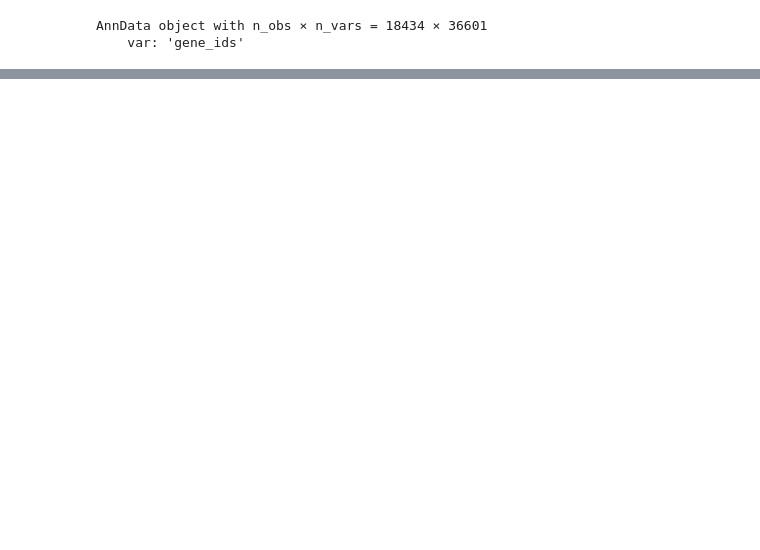
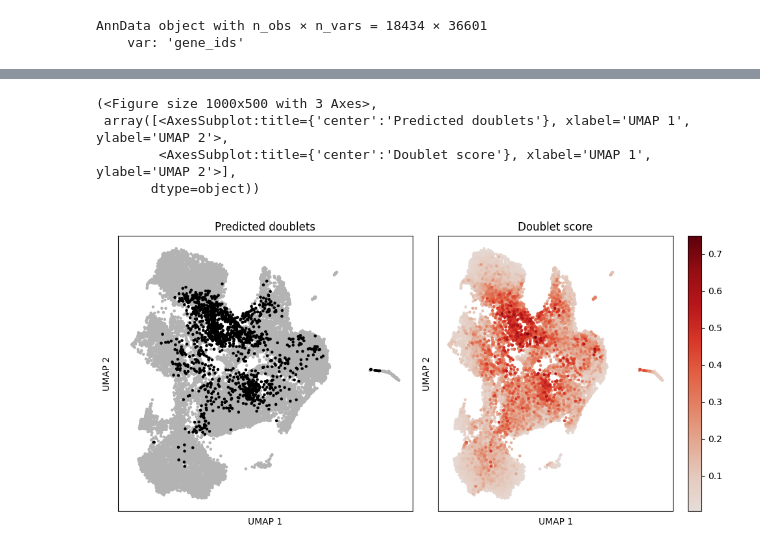
Before and after one commit to gutierrez-arcelus-lab/bcellactivation, a Jupyter notebook: citeseq/demultiplexing/scrublet/scrublet.ipynb, the cells around one changed output, grey strips where cells are left out. Saved outputs shown, nothing was run; the diff lists cells and outputs as text; code cells hidden in the pictures; blank space fills up the shorter version.

Commit message:
update scrublet analysis

```diff
--- a/citeseq/demultiplexing/scrublet/scrublet.ipynb
+++ b/citeseq/demultiplexing/scrublet/scrublet.ipynb
@@ -60,9 +60,15 @@ scrub1984.plot_embedding('t-SNE', order_points='True', fig_size=(10, 5))
 # %%
 # UMAP
 # %%
-#scrub1984.set_embedding('UMAP', scr.get_umap(scrub1984.manifold_obs_, n_neighbors = 10, min_dist=0.3))
+scrub1984.set_embedding('UMAP', scr.get_umap(scrub1984.manifold_obs_, n_neighbors = 10, min_dist=0.3))
 # %%
-#scrub1984.plot_embedding('UMAP', order_points='True', fig_size=(10, 5))
+scrub1984.plot_embedding('UMAP', order_points='True', fig_size=(10, 5))
+# %% [output]
+(<Figure size 1000x500 with 3 Axes>,
+ array([<AxesSubplot:title={'center':'Predicted doublets'}, xlabel='UMAP 1', ylabel='UMAP 2'>,
+        <AxesSubplot:title={'center':'Doublet score'}, xlabel='UMAP 1', ylabel='UMAP 2'>],
+       dtype=object))
+[figure, added]
 # %%
 # Save results
 # %%
```
Also changed, not shown: parts of 11 cells of this notebook.
